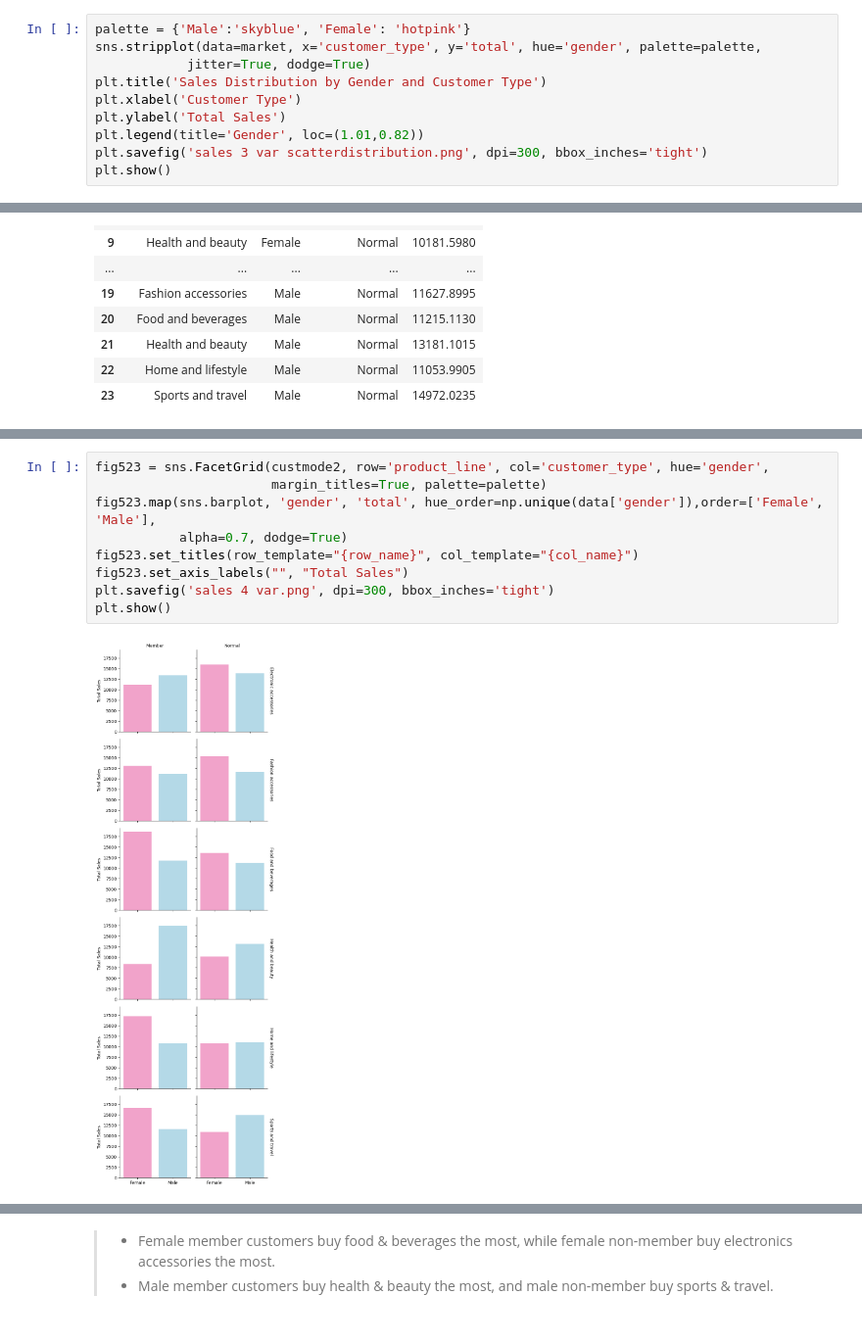
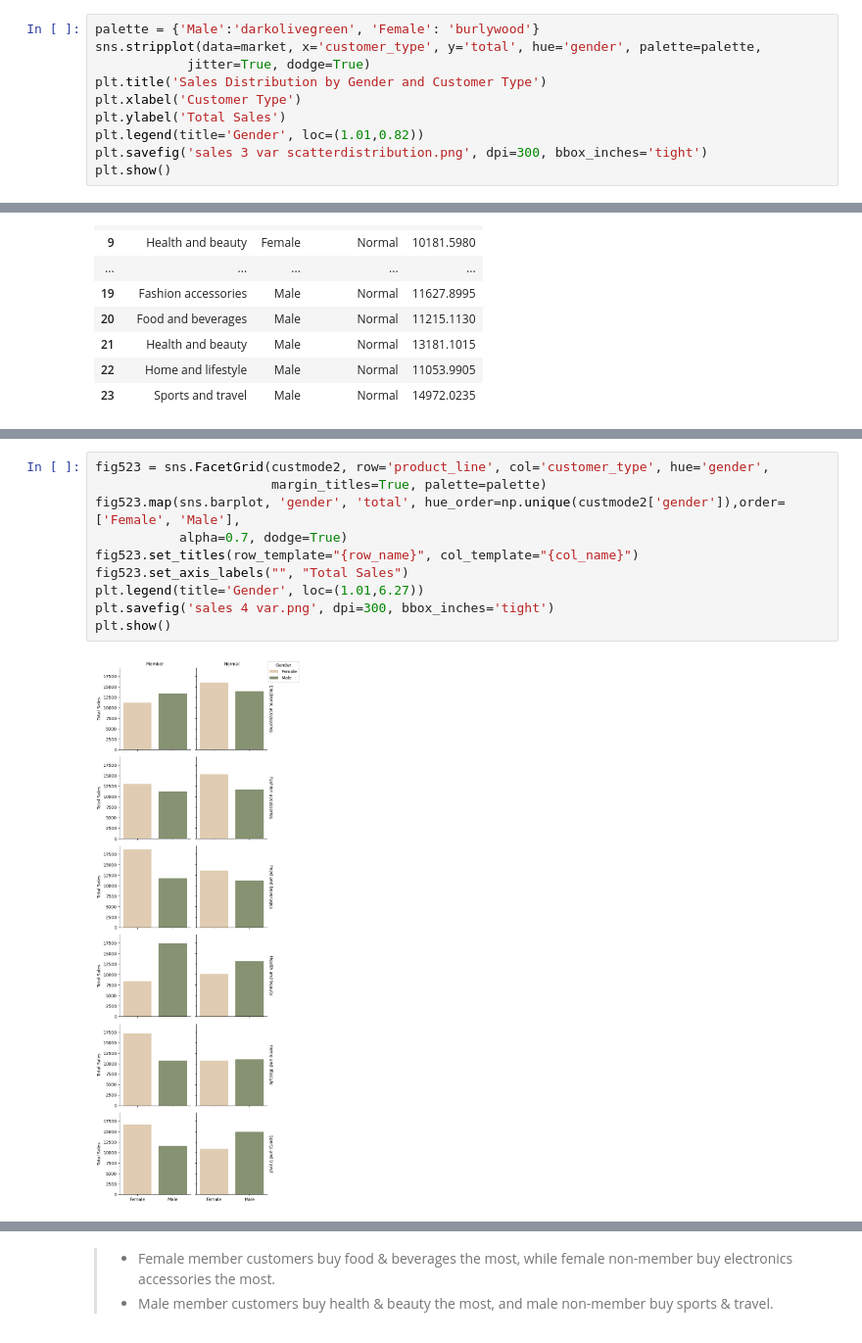
Before and after one commit to vandadwi/AW-final-project, a Jupyter notebook: Supermarket Analysis.ipynb, the cells around one changed output, grey strips where cells are left out. Shown at 98% size. Cells and saved outputs as stored; diff of their text form.

```diff
--- a/Supermarket Analysis.ipynb
+++ b/Supermarket Analysis.ipynb
@@ -575,7 +623,7 @@ custmode1
 male_sales = market.query('gender == "Male"')['total']
 female_sales = market.query('gender == "Female"')['total']
 # %%
-palette = {'Male':'skyblue', 'Female': 'hotpink'}
+palette = {'Male':'darkolivegreen', 'Female': 'burlywood'}
 sns.stripplot(data=market, x='customer_type', y='total', hue='gender', palette=palette,
             jitter=True, dodge=True)
 plt.title('Sales Distribution by Gender and Customer Type')
@@ -681,11 +729,12 @@ plt.show()
 # %%
 fig523 = sns.FacetGrid(custmode2, row='product_line', col='customer_type', hue='gender',
                        margin_titles=True, palette=palette)
-fig523.map(sns.barplot, 'gender', 'total', hue_order=np.unique(data['gender']),order=['Female', 'Male'],
+fig523.map(sns.barplot, 'gender', 'total', hue_order=np.unique(custmode2['gender']),order=['Female', 'Male'],
            alpha=0.7, dodge=True)
 fig523.set_titles(row_template="{row_name}", col_template="{col_name}")
 fig523.set_axis_labels("", "Total Sales")
+plt.legend(title='Gender', loc=(1.01,6.27))
 plt.savefig('sales 4 var.png', dpi=300, bbox_inches='tight')
 plt.show()
 # %% [output]
-[figure, old version]
+[figure, new version]
```
Also changed, not shown: parts of 44 cells of this notebook.
